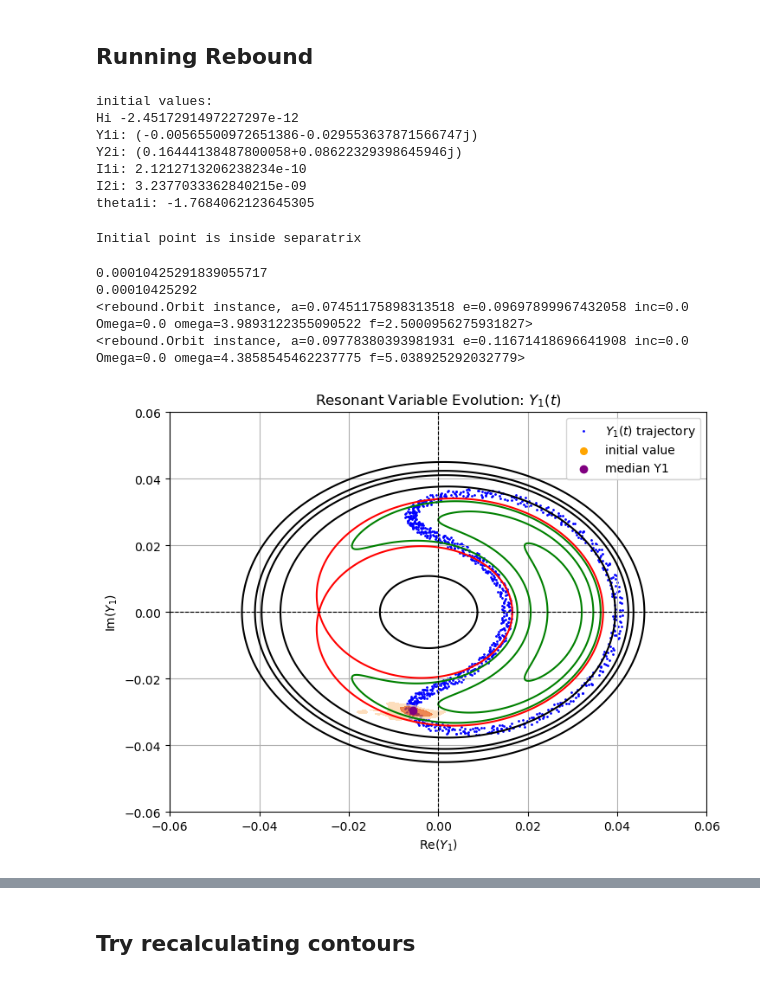
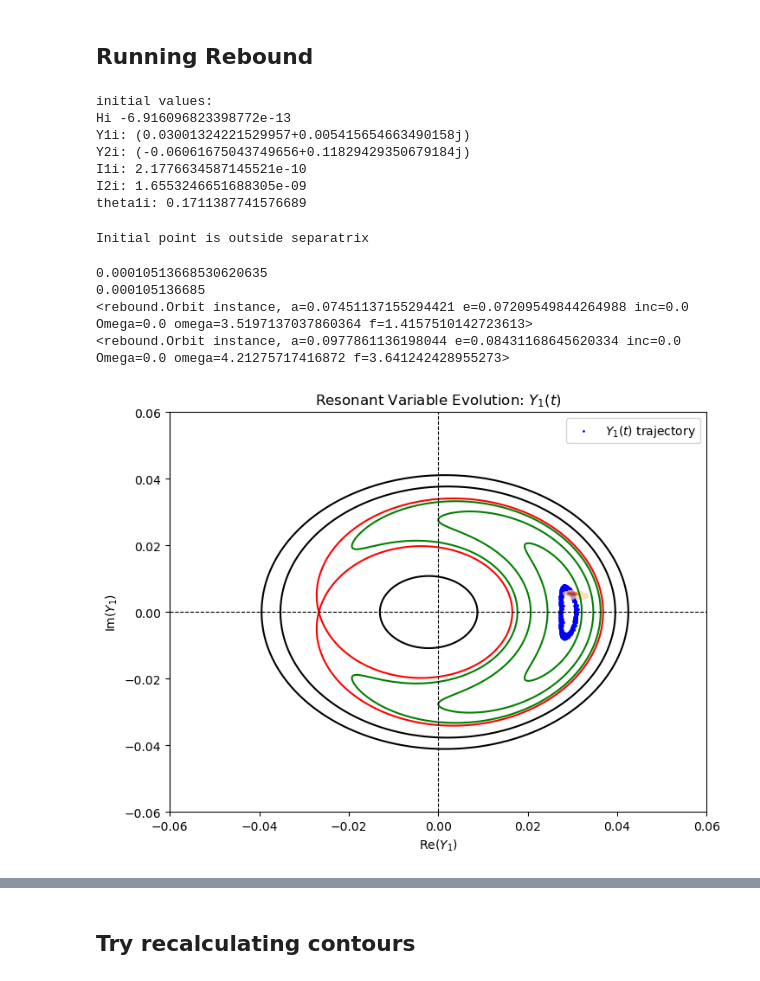
Before and after one commit to pentrican10/k2-19-project, a Jupyter notebook: resonant_figure.ipynb, the cells around one changed output, grey strips where cells are left out. Saved outputs shown, nothing was run; the diff lists cells and outputs as text; code cells hidden in the pictures.

```diff
--- a/resonant_figure.ipynb
+++ b/resonant_figure.ipynb
@@ -6,5 +8,27 @@ import matplotlib.pyplot as plt
 # %% [markdown]
 # Defining the Hamiltonian
+# %%
+### for contour plots:
+def compute_kde_contour_levels(x, y, gridsize=100):
+    data = np.vstack([x, y])
+    kde = gaussian_kde(data)
+    x_min, x_max = x.min(), x.max()
+    y_min, y_max = y.min(), y.max()
+    X, Y = np.mgrid[x_min:x_max:gridsize*1j, y_min:y_max:gridsize*1j]
+    positions = np.vstack([X.ravel(), Y.ravel()])
+    Z = np.reshape(kde(positions).T, X.shape)
+    return X, Y, Z
+
+def get_sigma_contour_levels(Z):
+    Z_flat = Z.flatten()
+    Z_sorted = np.sort(Z_flat)[::-1]
+    cumsum = np.cumsum(Z_sorted)
+    cumsum /= cumsum[-1]  # Normalize to total probability 1
+    levels = []
+    for sigma in [0.683, 0.954]:
+        idx = np.searchsorted(cumsum, sigma)
+        levels.append(Z_sorted[idx])
+    return sorted(levels)
 # %%
 ### using approach from V1298Tau paper
 def mean_anomaly(t, omega, e, Tc, P):
@@ -22,11 +46,17 @@ def mean_anomaly(t, omega, e, Tc, P):
     Returns mean anomaly M in radians [0, 2pi).
     """
     # Compute E0 from e and omega
-    E0 = 2 * np.arctan( np.sqrt((1 - e) / (1 + e)) * np.tan(np.pi/2 - omega/2) )
+    E0 = 2 * np.arctan( np.sqrt((1 - e) / (1 + e)) * np.tan(np.pi/4 - omega/2) )
     E0 = E0 % (2 * np.pi)
 
     # Compute time of periastron passage tau
     tau = Tc - (P / (2 * np.pi)) * (E0 - e * np.sin(E0))
+    # print(tau[0], omega[0], e[0], Tc[0], P[0] )
+    print(f'tau: {tau[0]}')
+    print(f'omega: {omega[0]}')
+    print(f'e: {e[0]}')
+    print(f'Tc: {Tc[0]}')
+    print(f'P: {P[0]}')
 
     # Compute mean anomaly at time t
     M = (2 * np.pi / P) * (t - tau)
@@ -151,15 +233,15 @@ def hamiltonian(K2, I1, I2, Delta_G, eps, R1, R2, theta1):
 # Defining Y1 and Y2
 # %%
 def Y1_(e_tilda_1, e_tilda_2, pomega_1, pomega_2, gamma, theta_res):
-    numerator = e_tilda_1*np.exp(1j * pomega_1) - 1.22*e_tilda_2*np.exp(1j * pomega_2)
+    numerator = (e_tilda_1*np.exp(1j * pomega_1)) - (1.22*e_tilda_2*np.exp(1j * pomega_2))
     denominator = np.sqrt(1 + 1.31*gamma)
-    Y1 = numerator/denominator * np.exp(-1j * theta_res)
+    Y1 = (numerator/denominator) * np.exp(-1j * theta_res)
     return Y1
 # %%
 def Y2_(e_tilda_1, e_tilda_2, pomega_1, pomega_2, gamma, theta_res):
-    numerator = 1.07*gamma*e_tilda_1*np.exp(1j * pomega_1) + e_tilda_2*np.exp(1j * pomega_2)
+    numerator = (1.07*gamma*e_tilda_1*np.exp(1j * pomega_1)) + (e_tilda_2*np.exp(1j * pomega_2))
     denominator = np.sqrt(1 + 1.31*gamma)
-    Y2 = numerator/denominator * np.exp(-1j * theta_res)
+    Y2 = (numerator/denominator) * np.exp(-1j * theta_res)
     return Y2
 # %% [markdown]
 ## make the posterior distribution plot for Y1
@@ -882,19 +973,19 @@ print(f'I2i: {I2i}')
 print(f'theta1i: {theta1i}')
 # %% [output]
 initial values:
-Hi -2.4517291497227297e-12
-Y1i: (-0.00565500972651386-0.029553637871566747j)
-Y2i: (0.16444138487800058+0.08622329398645946j)
-I1i: 2.1212713206238234e-10
-I2i: 3.2377033362840215e-09
-theta1i: -1.7684062123645305
+Hi -6.916096823398772e-13
+Y1i: (0.03001324221529957+0.005415654663490158j)
+Y2i: (-0.06061675043749656+0.11829429350679184j)
+I1i: 2.1776634587145521e-10
+I2i: 1.6553246651688305e-09
+theta1i: 0.1711387741576689
 # %%
 if Hi > H_saddle:
     print("Initial point is outside separatrix")
 else:
     print("Initial point is inside separatrix")
 # %% [output]
-Initial point is inside separatrix
+Initial point is outside separatrix
 # %%
 # sim.integrate(0)
 star = sim.particles[0]
@@ -911,10 +1002,10 @@ print(m_b_val)
 print(o1)
 print(o2)
 # %% [output]
-0.00010425291839055717
-0.00010425292
-<rebound.Orbit instance, a=0.07451175898313518 e=0.09697899967432058 inc=0.0 Omega=0.0 omega=3.9893122355090522 f=2.5000956275931827>
-<rebound.Orbit instance, a=0.09778380393981931 e=0.11671418696641908 inc=0.0 Omega=0.0 omega=4.3858545462237775 f=5.038925292032779>
+0.00010513668530620635
+0.000105136685
+<rebound.Orbit instance, a=0.07451137155294421 e=0.07209549844264988 inc=0.0 Omega=0.0 omega=3.5197137037860364 f=1.4157510142723613>
+<rebound.Orbit instance, a=0.0977861136198044 e=0.08431168645620334 inc=0.0 Omega=0.0 omega=4.21275717416872 f=3.641242428955273>
 # %%
 H_vals = np.zeros(len(times))
 Re_Y1_vals = np.zeros(len(times))
@@ -945,36 +1036,36 @@ for i, t in enumerate(times):
 # %%
 # Plot Y1 in Re/Im space
 plt.figure(figsize=(8,6))
 
 # use scatter? using plot doesn't show clear trajectory
 plt.scatter(Re_Y1_vals, Im_Y1_vals, c='blue', s=1, label=r'$Y_1(t)$ trajectory')
-plt.scatter(Re_Y1_vals[0], Im_Y1_vals[0], color='orange', s=30, label='initial value')
+# plt.scatter(Re_Y1_vals[0], Im_Y1_vals[0], color='orange', s=30, label='initial value')
 contours_circ = plt.contour(Re_Y1, Im_Y1, H_grid, levels=levels_circulating, colors='black', linestyles='-')
 contours_res = plt.contour(Re_Y1, Im_Y1, H_grid, levels=levels_resonant, colors='green', linestyles='-')
 contour_sep = plt.contour(Re_Y1, Im_Y1, H_grid, levels=[H_saddle], colors='red', linestyles='-', linewidths=1.5)
 
 ### add Y1 posterior distribution
 contour = plt.contourf(X_1, Y_1, Z_1,
                       levels=levels_1 + [Z_1.max()],
                       colors=["#fdd0a2", "#e6550d"],
                       alpha=0.7)
 # plt.scatter(Re_Y2_vals, Im_Y2_vals, c='red', s=1, label=r'$Y_2(t)$ trajectory')
-plt.scatter(Re_Y1_median, Im_Y1_median, color='purple',label='median Y1')
+# plt.scatter(Re_Y1_median, Im_Y1_median, color='purple',label='median Y1')
 
 
 # Dashed axes
 plt.axhline(0, color='black', linestyle='--', lw=0.8)
 plt.axvline(0, color='black', linestyle='--', lw=0.8)
 
 plt.ylim(-0.06, 0.06)
 plt.xlim(-0.06, 0.06)
 plt.xlabel(r'Re$(Y_1)$')
 plt.ylabel(r'Im$(Y_1)$')
 plt.title(r'Resonant Variable Evolution: $Y_1(t)$')
-plt.grid(True)
+# plt.grid(True)
 plt.legend()
 plt.show()
 # %% [output]
-[figure, old version]
+[figure, new version]
 # %%
 plt.scatter(theta1_vals%(2*np.pi), I1_vals, color='blue', s=1)
```
Also changed, not shown: parts of 28 cells of this notebook, 1 other file.
